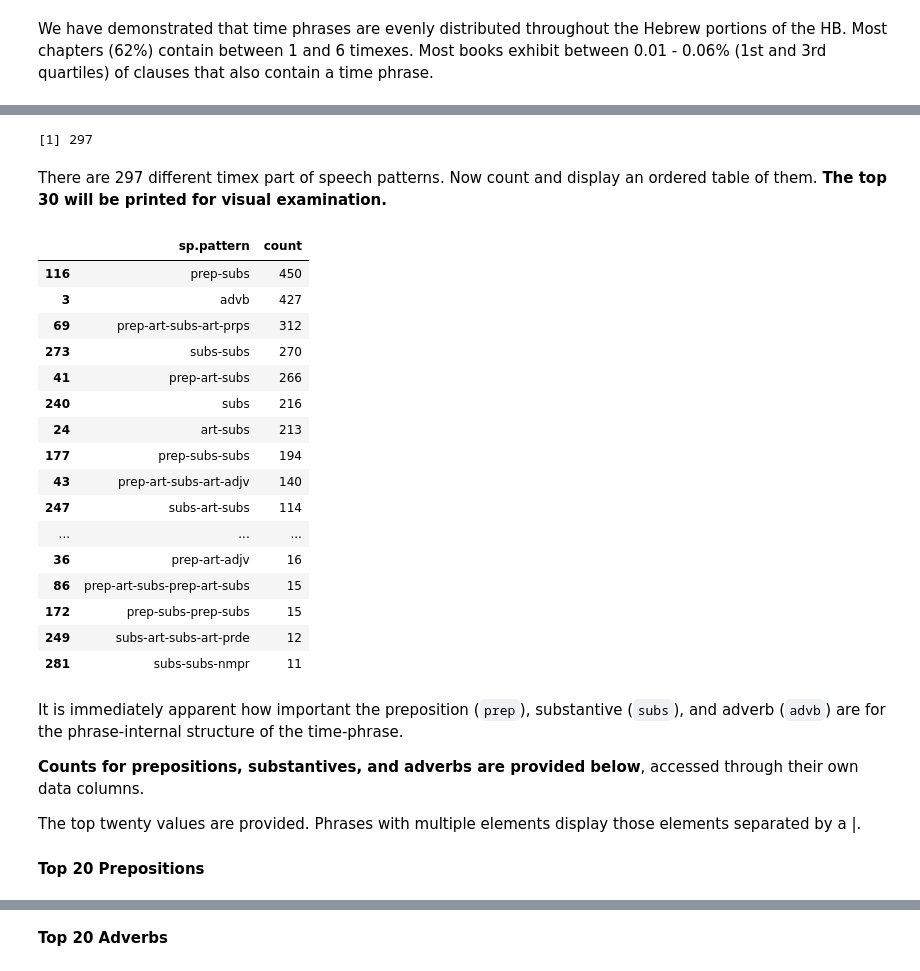
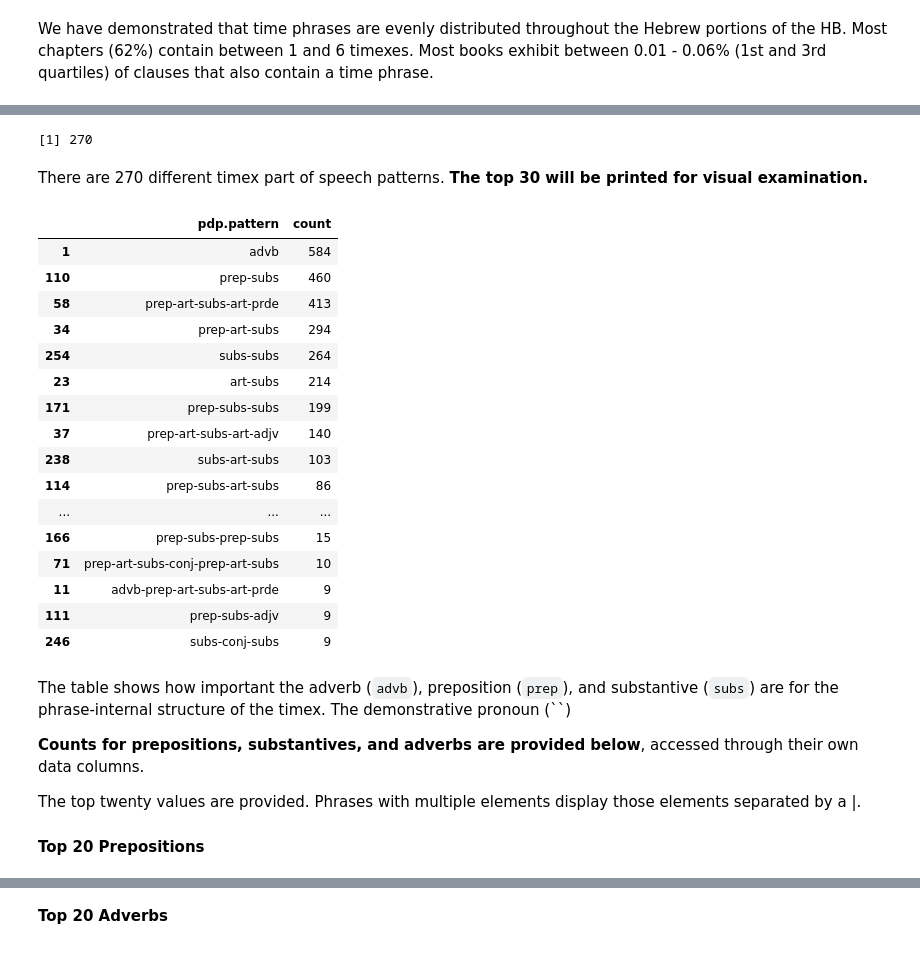
Before and after one commit to codykingham/Verb_in_Biblical_Hebrew, a Jupyter notebook: data_analysis/time_phrase_analysis.ipynb, the cells around one changed output, grey strips where cells are left out. Saved outputs shown, nothing was run; the diff lists cells and outputs as text; code cells hidden in the pictures.

```diff
--- a/data_analysis/time_phrase_analysis.ipynb
+++ b/data_analysis/time_phrase_analysis.ipynb
@@ -232,37 +272,37 @@ First we examine time phrase groups based on their internal part of speech patte
 
 **The count of discrete pdp patterns is given below**, as stored in the `sp.pattern` column of the dataset.
 # %%
-length(unique(timexes$sp.pattern))
+length(unique(timexes$pdp.pattern))
 # %% [output]
-[1] 297
+[1] 270
 # %% [markdown]
-There are 297 different timex part of speech patterns. Now count and display an ordered table of them. **The top 30 will be printed for visual examination.**
+There are 270 different timex part of speech patterns. **The top 30 will be printed for visual examination.**
 # %%
-tp.sp <- as.data.frame(table(timexes$sp.pattern)) # make a count of pdp patterns
-colnames(tp.sp) <- c('sp.pattern', 'count') # col names
-tp.sp <- tp.sp[order(tp.sp$count, decreasing=T),] # order by count
+tp.pdp <- as.data.frame(table(timexes$pdp.pattern)) # make a count of pdp patterns
+colnames(tp.pdp) <- c('pdp.pattern', 'count') # col names
+tp.pdp <- tp.pdp[order(tp.pdp$count, decreasing=T),] # order by count
 
-head(tp.sp, 30) # show top 30
+head(tp.pdp, 30) # show top 30
 # %% [output]
-|  | sp.pattern | count |
-| 116 | prep-subs | 450 |
-| 3 | advb | 427 |
-| 69 | prep-art-subs-art-prps | 312 |
-| 273 | subs-subs | 270 |
-| 41 | prep-art-subs | 266 |
-| 240 | subs | 216 |
-| 24 | art-subs | 213 |
-| 177 | prep-subs-subs | 194 |
-| 43 | prep-art-subs-art-adjv | 140 |
-| 247 | subs-art-subs | 114 |
+|  | pdp.pattern | count |
+| 1 | advb | 584 |
+| 110 | prep-subs | 460 |
+| 58 | prep-art-subs-art-prde | 413 |
+| 34 | prep-art-subs | 294 |
+| 254 | subs-subs | 264 |
+| 23 | art-subs | 214 |
+| 171 | prep-subs-subs | 199 |
+| 37 | prep-art-subs-art-adjv | 140 |
+| 238 | subs-art-subs | 103 |
+| 114 | prep-subs-art-subs | 86 |
 | ... | ... | ... |
-| 36 | prep-art-adjv | 16 |
-| 86 | prep-art-subs-prep-art-subs | 15 |
-| 172 | prep-subs-prep-subs | 15 |
-| 249 | subs-art-subs-art-prde | 12 |
-| 281 | subs-subs-nmpr | 11 |
+| 166 | prep-subs-prep-subs | 15 |
+| 71 | prep-art-subs-conj-prep-art-subs | 10 |
+| 11 | advb-prep-art-subs-art-prde | 9 |
+| 111 | prep-subs-adjv | 9 |
+| 246 | subs-conj-subs | 9 |
 # %% [markdown]
-It is immediately apparent how important the preposition (`prep`), substantive (`subs`), and adverb (`advb`) are for the phrase-internal structure of the time-phrase.
+The table shows how important the adverb (`advb`), preposition (`prep`), and substantive (`subs`) are for the phrase-internal structure of the timex. The demonstrative pronoun (``)
 
 **Counts for prepositions, substantives, and adverbs are provided below**, accessed through their own data columns.
 
```
Also changed, not shown: parts of 14 cells of this notebook, 7 other files.
